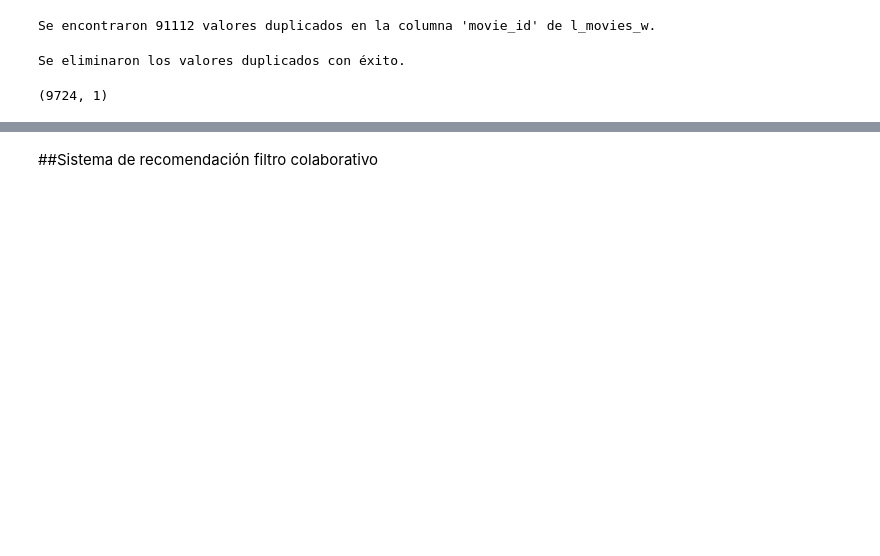
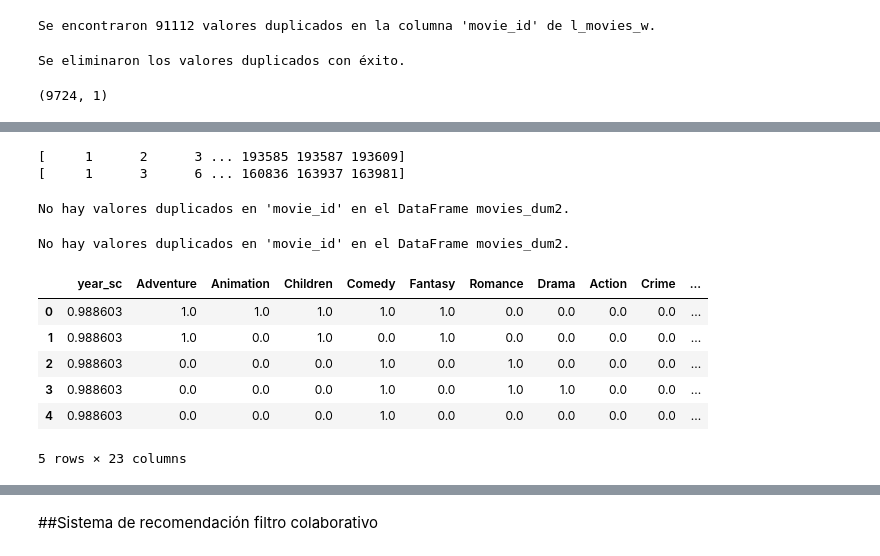
Before and after one commit to veronica1908/MARKETING_E2_A_III, a Jupyter notebook: d_modelos2.ipynb, the cells around one changed output, grey strips where cells are left out. Cells and saved outputs as stored; diff of their text form; code cells hidden in the pictures; blank space fills up the shorter version.

```diff
--- a/d_modelos2.ipynb
+++ b/d_modelos2.ipynb
@@ -191,6 +289,37 @@ print(l_movies_w.shape)
+# %%
+print(movies_dum2['movie_id'].unique())
+print(l_movies_w['movie_id'].unique())
+# %% [output]
+[     1      2      3 ... 193585 193587 193609]
+[     1      3      6 ... 160836 163937 163981]
+# %%
+# Verificamos si hay valores duplicados en 'movie_id'
+if movies_dum2['movie_id'].duplicated().any():
+    print("¡Hay valores duplicados en 'movie_id' en el DataFrame movies_dum2!")
+else:
+    print("No hay valores duplicados en 'movie_id' en el DataFrame movies_dum2.")
+# %% [output]
+No hay valores duplicados en 'movie_id' en el DataFrame movies_dum2.
+# %%
+# Verificamos si hay valores duplicados en 'movie_id'
+if l_movies_w['movie_id'].duplicated().any():
+    print("¡Hay valores duplicados en 'movie_id' en el DataFrame movies_dum2!")
+else:
+    print("No hay valores duplicados en 'movie_id' en el DataFrame movies_dum2.")
+# %% [output]
+No hay valores duplicados en 'movie_id' en el DataFrame movies_dum2.
 # %%
-# Filtrar películas calificadas por el usuario en movies_dum2
-movies_w = movies_dum2[movies_dum2['movie_id'].isin(l_movies_w)]
+# Encontrar coincidencias entre movies_dum2 y l_movies_w usando la columna movie_id
+movies_w = movies_dum2[movies_dum2['movie_id'].isin(l_movies_w['movie_id'])]
+movies_w.head()
+# %% [output]
+|  | year_sc | Adventure | Animation | Children | Comedy | Fantasy | Romance | Drama | Action | Crime | ... |
+| 0 | 0.988603 | 1.0 | 1.0 | 1.0 | 1.0 | 1.0 | 0.0 | 0.0 | 0.0 | 0.0 | ... |
+| 1 | 0.988603 | 1.0 | 0.0 | 1.0 | 0.0 | 1.0 | 0.0 | 0.0 | 0.0 | 0.0 | ... |
+| 2 | 0.988603 | 0.0 | 0.0 | 0.0 | 1.0 | 0.0 | 1.0 | 0.0 | 0.0 | 0.0 | ... |
+| 3 | 0.988603 | 0.0 | 0.0 | 0.0 | 1.0 | 0.0 | 1.0 | 1.0 | 0.0 | 0.0 | ... |
+| 4 | 0.988603 | 0.0 | 0.0 | 0.0 | 1.0 | 0.0 | 0.0 | 0.0 | 0.0 | 0.0 | ... |
+5 rows × 23 columns
 # %%
 #Verificamos las dimensiones de movies_w
 print (movies_w.shape)
```
Also changed, not shown: parts of 23 cells of this notebook.
